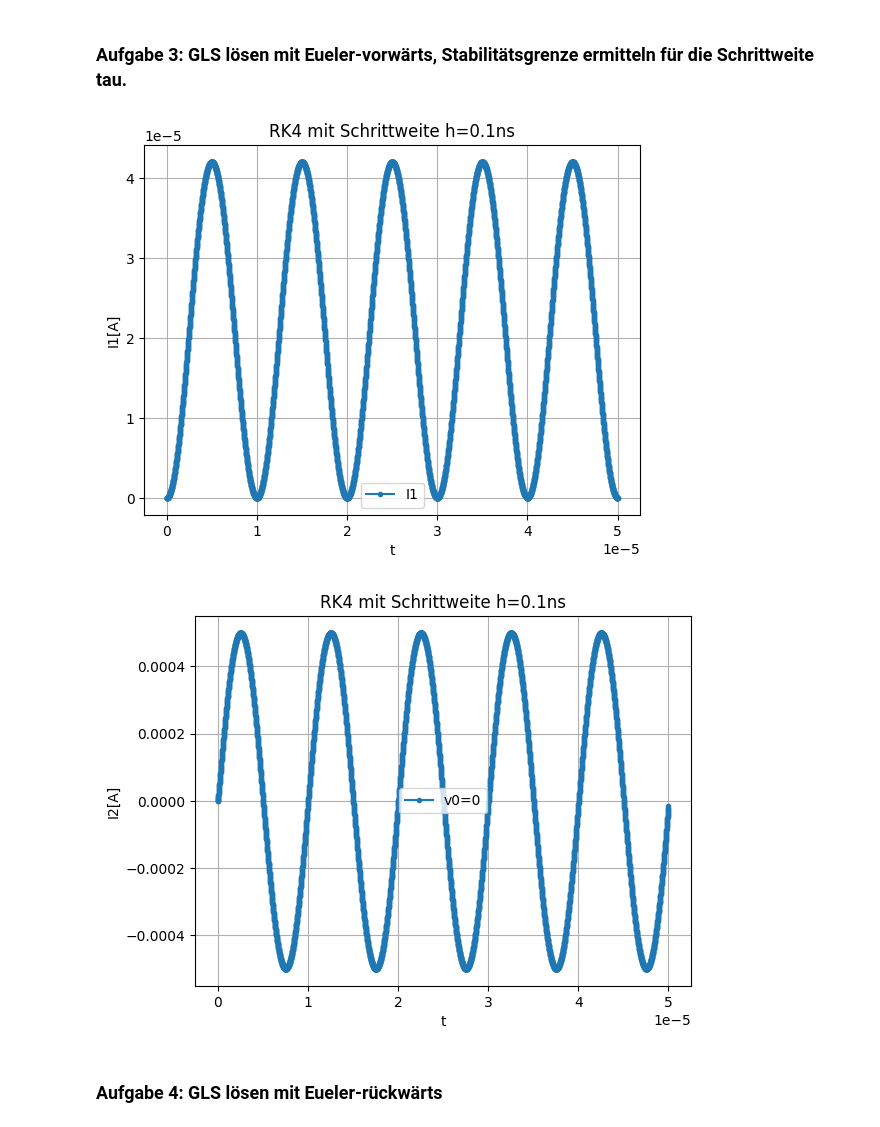
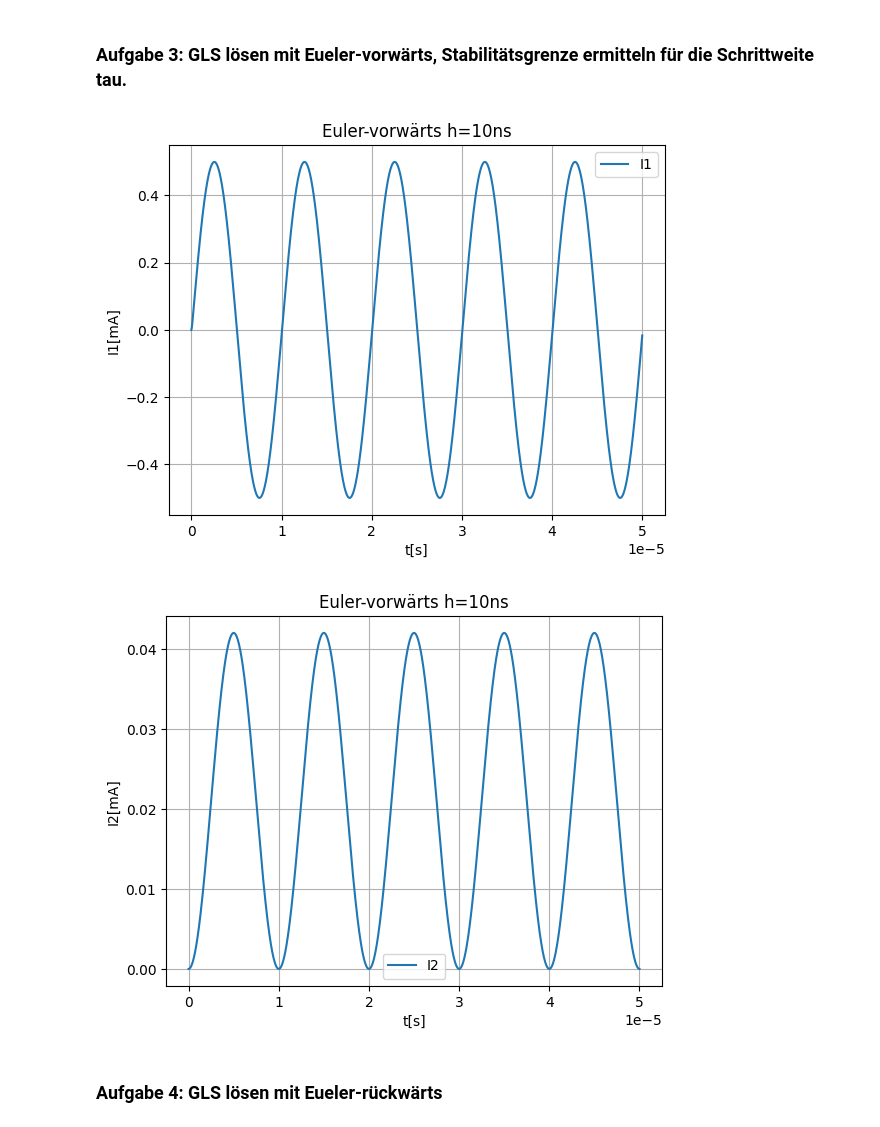
Before and after one commit to hollejon/Numerik, a Jupyter notebook: projekt/transformator.ipynb, the cells around one changed output. Drawn from its saved outputs; the diff is of its cells as text; code cells hidden in the pictures.

Commit message:
make plots

```diff
--- a/projekt/transformator.ipynb
+++ b/projekt/transformator.ipynb
@@ -51,47 +51,44 @@ def eulerforward_2Systeme(t0, x0, h, tend, f):
 
     return t, x
 
 def model2(t, x):
     t = t
     x0 = x[0] # I1
     x1 = x[1] # I2
 
     U0 = -4*np.sin(2*np.pi*f*t)
     return np.array([(R2*x0*Lps/Ls - R1*x1*(1/Lp)-U0/Ls) / (1 - (Lsp*Lps/Ls)),
                       ((R1*x1)-U0)/((Lp/Lsp)-Lps)])
 
 
 
-def analytisch(t):
-    return - ((Lps*Lsp*U0 / Ls*Ls) - (R2 * I2*Lps / Ls) - U0/Ls) / R1
-
 x0 = (0.0, 0.0)
 tend = 0.00005
 h =    0.00000001
+#h =    0.00000012530 Stabilitätsgrenze I1
 
 t2, I_x2 = eulerforward_2Systeme(0, x0,h,tend, model2)
 
 # =================== Plot erstellen ===================
 plt.figure(1)
-plt.plot(t2, I_x2[:,0],  '.-', label='I1')
-#plt.plot(t2, analytisch(t2),  '.-', label='I1')
-plt.ylabel('I1[A]')
-plt.xlabel('t')
-plt.title('RK4 mit Schrittweite h=0.1ns')
+plt.plot(t2, I_x2[:,1]*1000,  '-', label='I1', markerfacecolor='none')
+plt.ylabel('I1[mA]')
+plt.xlabel('t[s]')
+plt.title('Euler-vorwärts h=10ns')
 plt.legend()
 plt.grid(True)
 
 plt.figure(2)
-plt.plot(t2, I_x2[:,1],  '.-', label='v0=0')
-plt.ylabel('I2[A]')
-plt.xlabel('t')
-plt.title('RK4 mit Schrittweite h=0.1ns')
+plt.plot(t2, I_x2[:,0]*1000,  '-', label='I2', markerfacecolor='none')
+plt.ylabel('I2[mA]')
+plt.xlabel('t[s]')
+plt.title('Euler-vorwärts h=10ns')
 plt.legend()
 plt.grid(True)
 plt.show()
 # %% [output]
-[figure, old version]
+[figure, new version]
-[figure, old version]
+[figure, new version]
 # %% [markdown]
 ### Aufgabe 4: GLS lösen mit Eueler-rückwärts
 # %%
```
